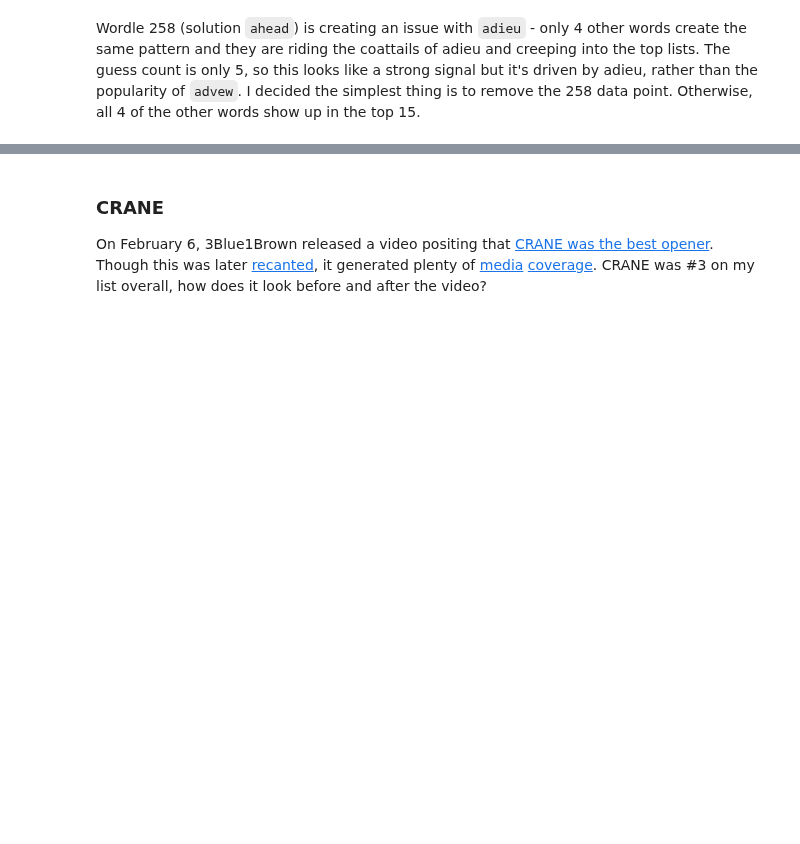
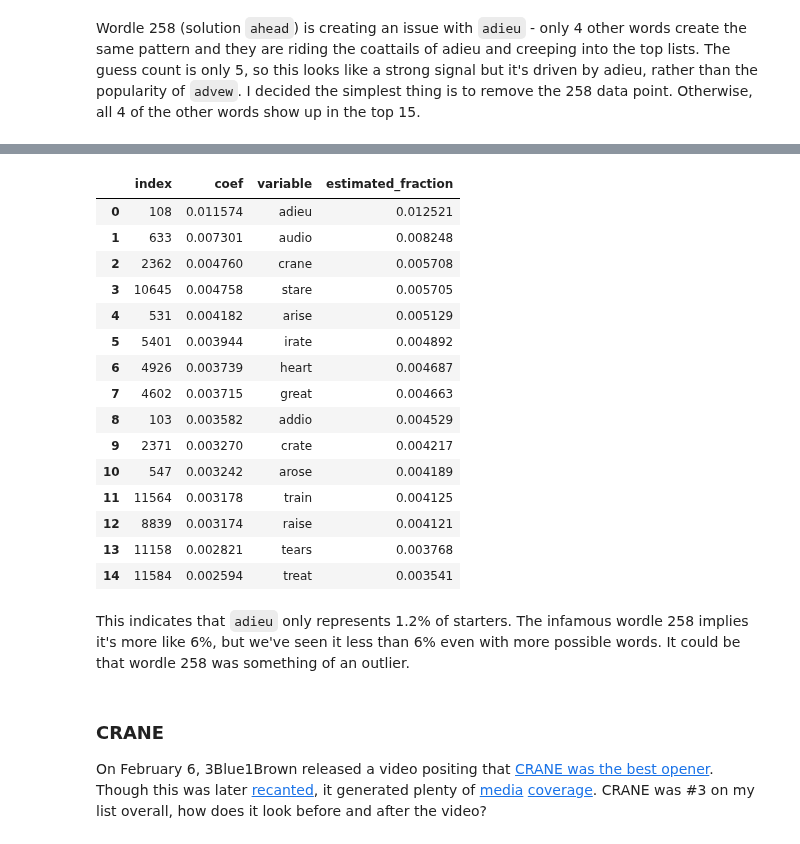
Before and after one commit to astrowonk/TwitterWordle, a Jupyter notebook: Popular Wordle Openers.ipynb, the cells around one changed output, grey strips where cells are left out. Saved outputs shown, nothing was run; the diff lists cells and outputs as text; code cells hidden in the pictures; blank space fills up the shorter version.

```diff
--- a/Popular Wordle Openers.ipynb
+++ b/Popular Wordle Openers.ipynb
@@ -226,3 +252,35 @@ for i, var in enumerate(top_openers.query('variable != "guess_count"')['variable
+# %%
+
+series_list = []
+for word in top_openers['variable'].head(15):
+    predict_dict = {word:1,'guess_count':(1 - guess_count_mean) / guess_count_std}
+    series_list.append(pd.Series({x:predict_dict.get(x,int(0)) for x in X.columns}))
+
+
+predict_on_this = pd.DataFrame(series_list)
+
+top_15 = top_openers.head(15).reset_index()
+top_15.loc[:,'estimated_fraction'] = r.predict(predict_on_this)
+top_15
+# %% [output]
+|  | index | coef | variable | estimated_fraction |
+| 0 | 108 | 0.011574 | adieu | 0.012521 |
+| 1 | 633 | 0.007301 | audio | 0.008248 |
+| 2 | 2362 | 0.004760 | crane | 0.005708 |
+| 3 | 10645 | 0.004758 | stare | 0.005705 |
+| 4 | 531 | 0.004182 | arise | 0.005129 |
+| 5 | 5401 | 0.003944 | irate | 0.004892 |
+| 6 | 4926 | 0.003739 | heart | 0.004687 |
+| 7 | 4602 | 0.003715 | great | 0.004663 |
+| 8 | 103 | 0.003582 | addio | 0.004529 |
+| 9 | 2371 | 0.003270 | crate | 0.004217 |
+| 10 | 547 | 0.003242 | arose | 0.004189 |
+| 11 | 11564 | 0.003178 | train | 0.004125 |
+| 12 | 8839 | 0.003174 | raise | 0.004121 |
+| 13 | 11158 | 0.002821 | tears | 0.003768 |
+| 14 | 11584 | 0.002594 | treat | 0.003541 |
+# %% [markdown]
+This indicates that `adieu` only represents 1.2% of starters. The infamous wordle 258 implies it's more like 6%, but we've seen it less than 6% even with more possible words. It could be that wordle 258 was something of an outlier.
 # %% [markdown]
 ### CRANE
 
```
Also changed, not shown: parts of 17 cells of this notebook.
